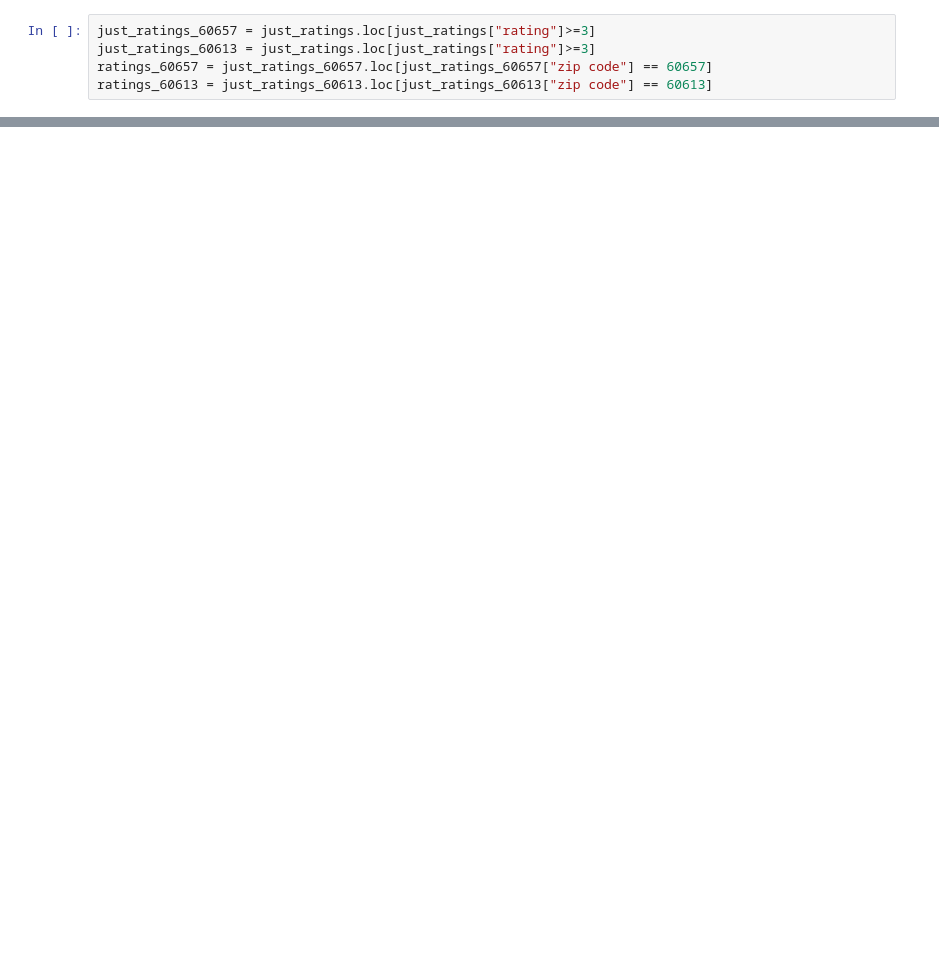
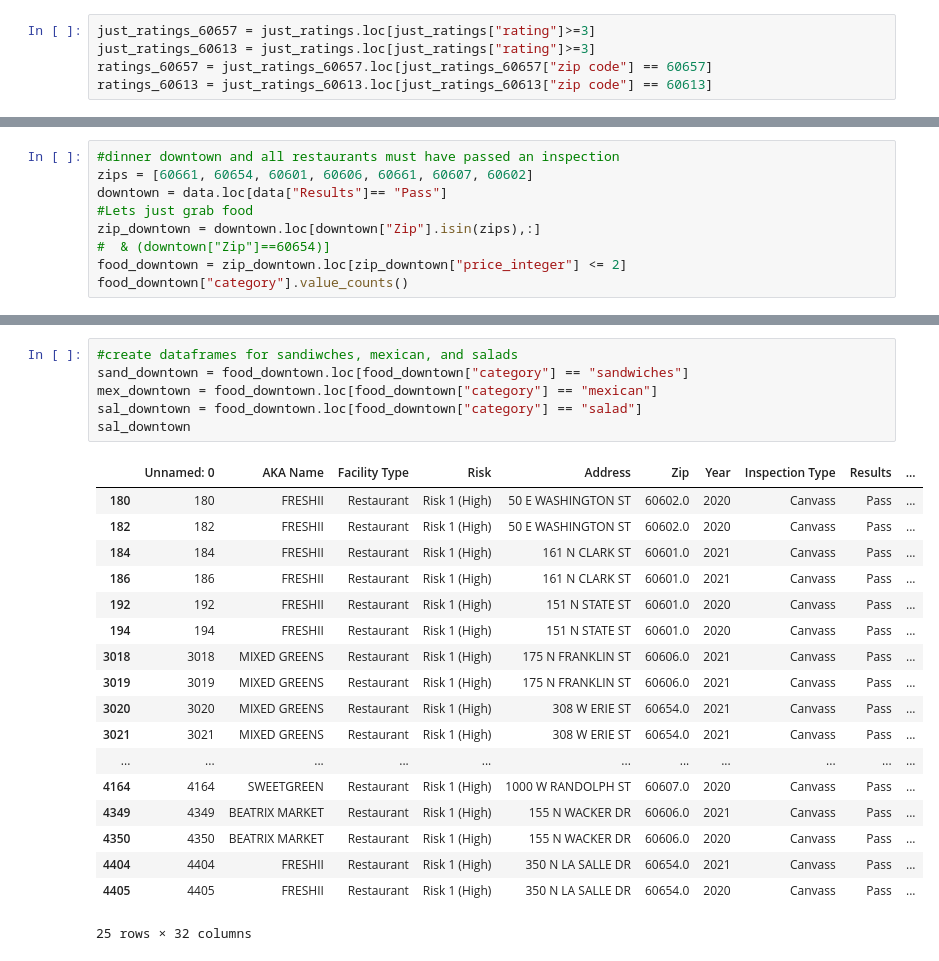
Before and after one commit to joyesufu/Where_Is_The_Food, a Jupyter notebook: map_creation.ipynb, the cells around one changed output, grey strips where cells are left out. Drawn from its saved outputs; the diff is of its cells as text; blank space fills up the shorter version.

```diff
--- a/map_creation.ipynb
+++ b/map_creation.ipynb
@@ -145,0 +493,9 @@ beer_data = beer_data.loc[beer_data["rating"] <= 3]
+# %%
+#dinner downtown and all restaurants must have passed an inspection
+zips = [60661, 60654, 60601, 60606, 60661, 60607, 60602]
+downtown = data.loc[data["Results"]== "Pass"]
+#Lets just grab food
+zip_downtown = downtown.loc[downtown["Zip"].isin(zips),:]
+#  & (downtown["Zip"]==60654)]
+food_downtown = zip_downtown.loc[zip_downtown["price_integer"] <= 2]
+food_downtown["category"].value_counts()
@@ -145,0 +520,25 @@ beer_data = beer_data.loc[beer_data["rating"] <= 3]
+# %%
+#create dataframes for sandiwches, mexican, and salads
+sand_downtown = food_downtown.loc[food_downtown["category"] == "sandwiches"]
+mex_downtown = food_downtown.loc[food_downtown["category"] == "mexican"]
+sal_downtown = food_downtown.loc[food_downtown["category"] == "salad"]
+sal_downtown
+# %% [output]
+|  | Unnamed: 0 | AKA Name | Facility Type | Risk | Address | Zip | Year | Inspection Type | Results | ... |
+| 180 | 180 | FRESHII | Restaurant | Risk 1 (High) | 50 E WASHINGTON ST | 60602.0 | 2020 | Canvass | Pass | ... |
+| 182 | 182 | FRESHII | Restaurant | Risk 1 (High) | 50 E WASHINGTON ST | 60602.0 | 2020 | Canvass | Pass | ... |
+| 184 | 184 | FRESHII | Restaurant | Risk 1 (High) | 161 N CLARK ST | 60601.0 | 2021 | Canvass | Pass | ... |
+| 186 | 186 | FRESHII | Restaurant | Risk 1 (High) | 161 N CLARK ST | 60601.0 | 2021 | Canvass | Pass | ... |
+| 192 | 192 | FRESHII | Restaurant | Risk 1 (High) | 151 N STATE ST | 60601.0 | 2020 | Canvass | Pass | ... |
+| 194 | 194 | FRESHII | Restaurant | Risk 1 (High) | 151 N STATE ST | 60601.0 | 2020 | Canvass | Pass | ... |
+| 3018 | 3018 | MIXED GREENS | Restaurant | Risk 1 (High) | 175 N FRANKLIN ST | 60606.0 | 2021 | Canvass | Pass | ... |
+| 3019 | 3019 | MIXED GREENS | Restaurant | Risk 1 (High) | 175 N FRANKLIN ST | 60606.0 | 2021 | Canvass | Pass | ... |
+| 3020 | 3020 | MIXED GREENS | Restaurant | Risk 1 (High) | 308 W ERIE ST | 60654.0 | 2021 | Canvass | Pass | ... |
+| 3021 | 3021 | MIXED GREENS | Restaurant | Risk 1 (High) | 308 W ERIE ST | 60654.0 | 2021 | Canvass | Pass | ... |
+| ... | ... | ... | ... | ... | ... | ... | ... | ... | ... | ... |
+| 4164 | 4164 | SWEETGREEN | Restaurant | Risk 1 (High) | 1000 W RANDOLPH ST | 60607.0 | 2020 | Canvass | Pass | ... |
+| 4349 | 4349 | BEATRIX MARKET | Restaurant | Risk 1 (High) | 155 N WACKER DR | 60606.0 | 2021 | Canvass | Pass | ... |
+| 4350 | 4350 | BEATRIX MARKET | Restaurant | Risk 1 (High) | 155 N WACKER DR | 60606.0 | 2020 | Canvass | Pass | ... |
+| 4404 | 4404 | FRESHII | Restaurant | Risk 1 (High) | 350 N LA SALLE DR | 60654.0 | 2021 | Canvass | Pass | ... |
+| 4405 | 4405 | FRESHII | Restaurant | Risk 1 (High) | 350 N LA SALLE DR | 60654.0 | 2020 | Canvass | Pass | ... |
+25 rows × 32 columns
```
Also changed, not shown: parts of 40 cells of this notebook, 6 other files.
